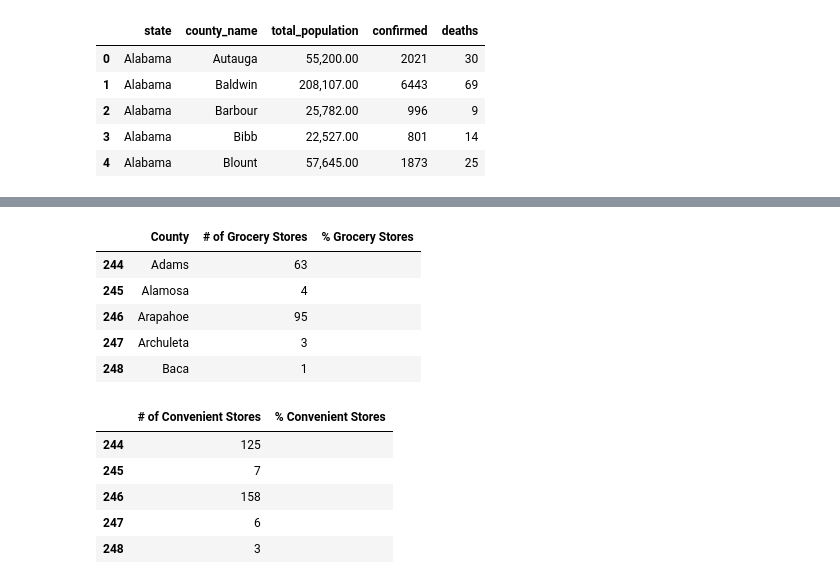
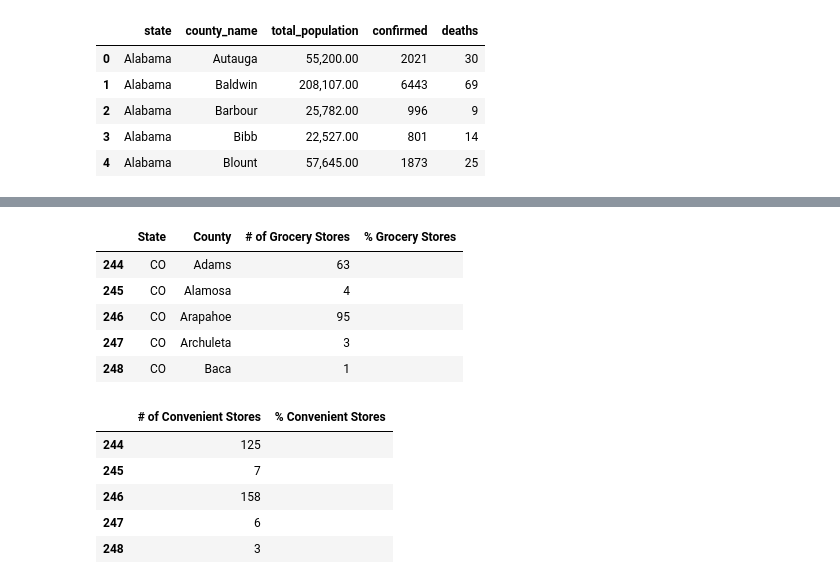
Before and after one commit to teresaflicek/Covid19-Societal-Impacts, a Jupyter notebook: Colorado.ipynb, the cells around one changed output, grey strips where cells are left out. Cells and saved outputs as stored; diff of their text form; code cells hidden in the pictures.

```diff
--- a/Colorado.ipynb
+++ b/Colorado.ipynb
@@ -177,29 +101,29 @@ new_confirmed_df
 # %%
 #access file
 file_STORES = "Files/Copy of FoodEnvironmentAtlas - STORES.csv"
 file_STORES_df = pd.read_csv(file_STORES, encoding="ISO-8859-1")
 pd.options.display.float_format = '{:,.2f}'.format
 
 #output specific columns
 df1_STORES = pd.DataFrame(file_STORES_df, columns= ['State','County','GROC16','CONVS16'])
 
 #rename columns
 renamed_df_STORES = df1_STORES.rename(columns={"GROC16": "# of Grocery Stores","CONVS16":"# of Convenient Stores"})
 
 #only output CO
 colorado_df1_STORES = renamed_df_STORES[renamed_df_STORES['State'].str.match('CO')]
 
 #get rid of state and county columns
-colorado_df2_STORES = pd.DataFrame(colorado_df1_STORES, columns= ["County", '# of Grocery Stores'])
+colorado_df2_STORES = pd.DataFrame(colorado_df1_STORES, columns= ["State","County", '# of Grocery Stores'])
 colorado_df2_STORES["% Grocery Stores"]=""
 colorado_df2_STORES.head()
 # %% [output]
-|  | County | # of Grocery Stores | % Grocery Stores |
-| 244 | Adams | 63 |  |
-| 245 | Alamosa | 4 |  |
-| 246 | Arapahoe | 95 |  |
-| 247 | Archuleta | 3 |  |
-| 248 | Baca | 1 |  |
+|  | State | County | # of Grocery Stores | % Grocery Stores |
+| 244 | CO | Adams | 63 |  |
+| 245 | CO | Alamosa | 4 |  |
+| 246 | CO | Arapahoe | 95 |  |
+| 247 | CO | Archuleta | 3 |  |
+| 248 | CO | Baca | 1 |  |
 # %%
 #access file
 file_STORES = "Files/Copy of FoodEnvironmentAtlas - STORES.csv"
```
Also changed, not shown: parts of 31 cells of this notebook.
